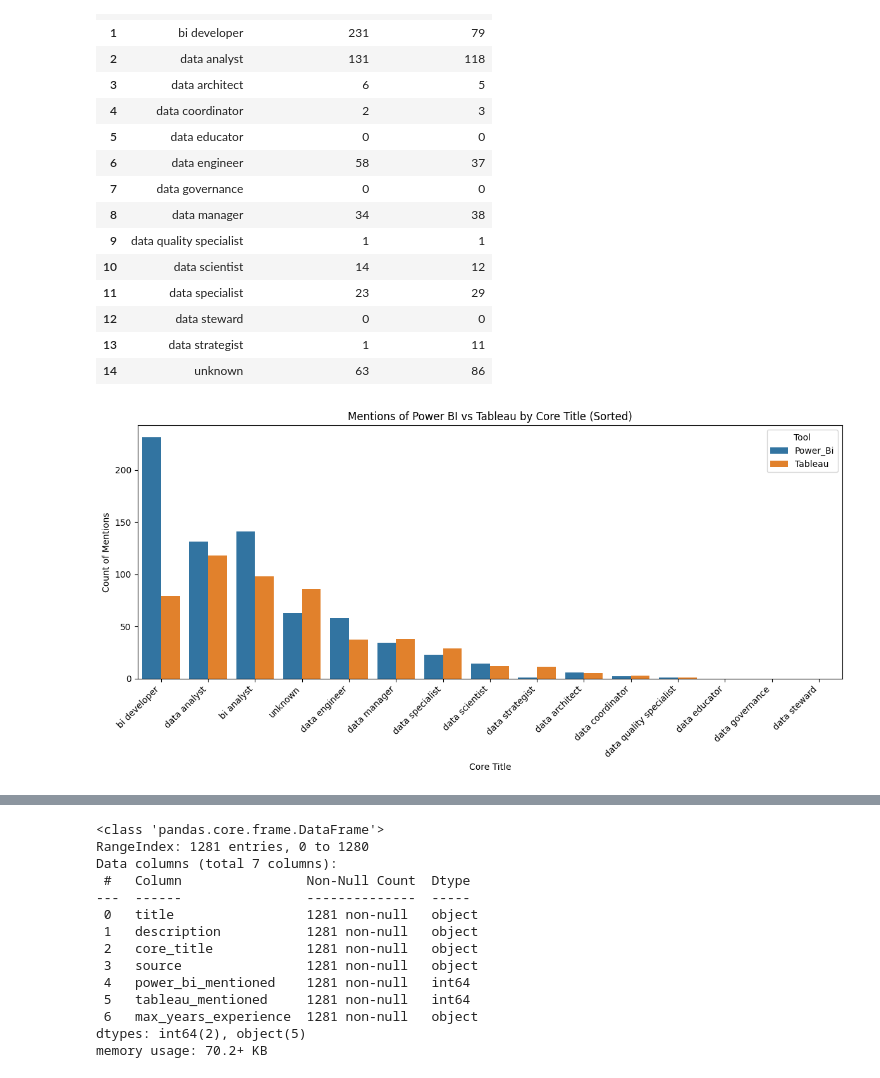
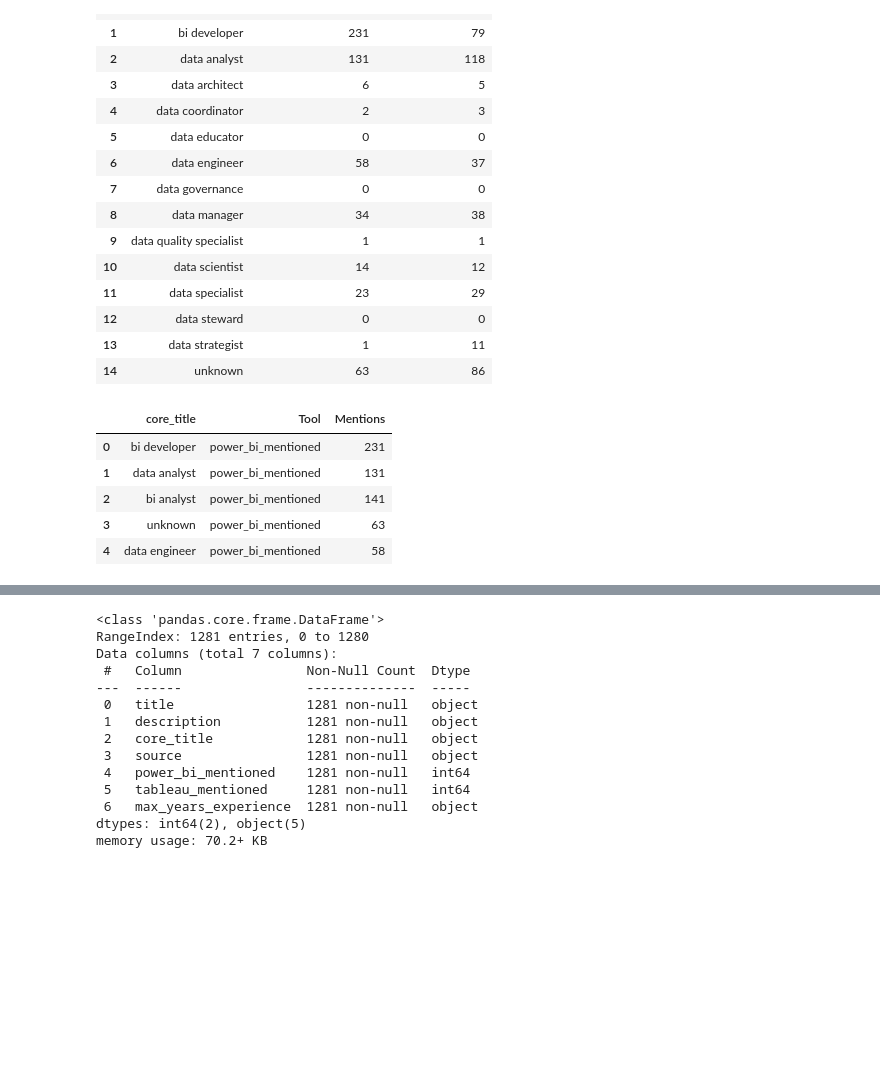
Before and after one commit to WamzMwangi/Job_Market_Analysis-BI_Tools, a Jupyter notebook: main.ipynb, the cells around one changed output, grey strips where cells are left out. Drawn from its saved outputs; the diff is of its cells as text; code cells hidden in the pictures; blank space fills up the shorter version.

```diff
--- a/main.ipynb
+++ b/main.ipynb
@@ -428,32 +428,25 @@ demand_per_job_role
 | 13 | data strategist | 1 | 11 |
 | 14 | unknown | 63 | 86 |
 # %%
-# Compute totals for sorting
+# It is neater to have the bars organized in descending order
 demand_per_job_role["total_mentions"] = demand_per_job_role["power_bi_mentioned"] + demand_per_job_role["tableau_mentioned"]
 
 # Sort by total mentions (descending)
 demand_per_job_role = demand_per_job_role.sort_values("total_mentions", ascending=False)
 
-# Reshape into long format
-df_long = demand_per_job_role.melt(
+# Reshape into long format,to make using seaborn easy
+role_demand_melted = demand_per_job_role.melt(
     id_vars="core_title",
     value_vars=["power_bi_mentioned", "tableau_mentioned"],
     var_name="Tool",
     value_name="Mentions"
 )
-
-# Make labels nicer
-df_long["Tool"] = df_long["Tool"].str.replace("_mentioned","").str.title()
-
-# Plot
-plt.figure(figsize=(12,6))
-sns.barplot(data=df_long, x="core_title", y="Mentions", hue="Tool")
-plt.xticks(rotation=45, ha="right")
-plt.title("Mentions of Power BI vs Tableau by Core Title (Sorted)")
-plt.xlabel("Core Title")
-plt.ylabel("Count of Mentions")
-plt.legend(title="Tool")
-plt.tight_layout()
-plt.show()
-# %% [output]
-[figure, removed]
+# %%
+role_demand_melted.head()
+# %% [output]
+|  | core_title | Tool | Mentions |
+| 0 | bi developer | power_bi_mentioned | 231 |
+| 1 | data analyst | power_bi_mentioned | 131 |
+| 2 | bi analyst | power_bi_mentioned | 141 |
+| 3 | unknown | power_bi_mentioned | 63 |
+| 4 | data engineer | power_bi_mentioned | 58 |
```
Also changed, not shown: parts of 8 cells of this notebook.
